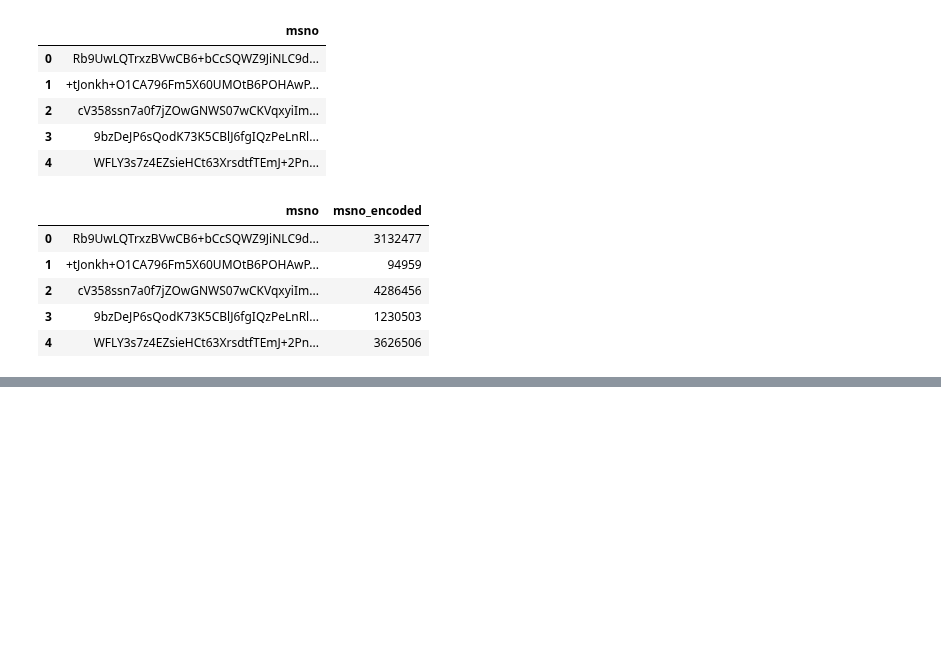
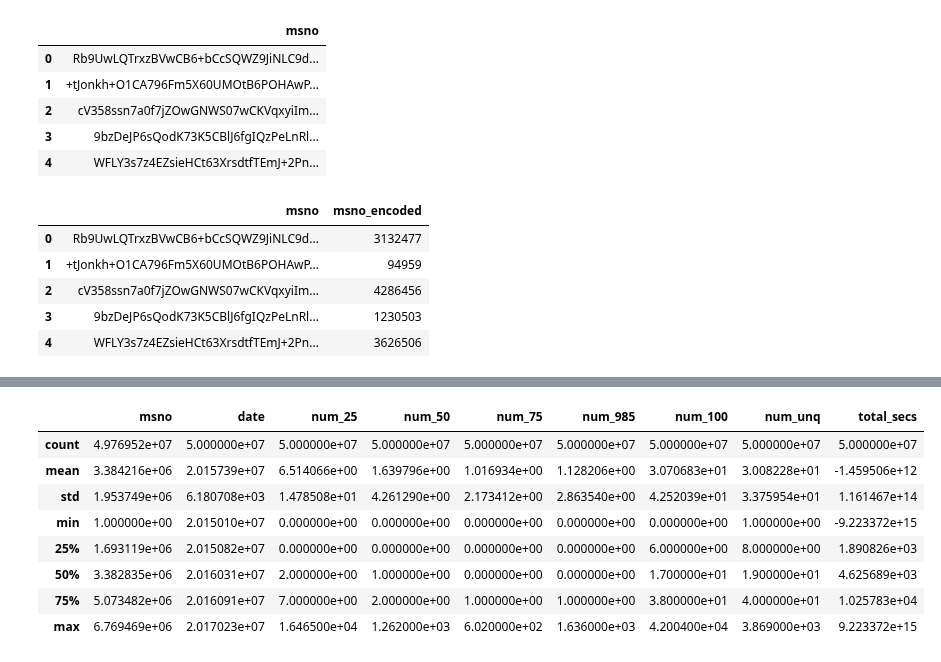
Before and after one commit to SKNETWORKS-FAMILY-AICAMP/SKN09-2nd-2Team, a Jupyter notebook: jaehyeok/jaehyeok.ipynb, the cells around one changed output, grey strips where cells are left out. Cells and saved outputs as stored; diff of their text form; code cells hidden in the pictures; blank space fills up the shorter version.

Commit message:
jaehyeok spltig_log_data

```diff
--- a/jaehyeok/jaehyeok.ipynb
+++ b/jaehyeok/jaehyeok.ipynb
@@ -27,0 +157,13 @@ df_member_no.to_csv('C:/ex_data/members_encoded.csv', index=False)
+# %%
+split_df = pd.read_csv("C:/ex_data/user_logs_encoded_part7.csv")
+split_df.describe()
+# %% [output]
+|  | msno | date | num_25 | num_50 | num_75 | num_985 | num_100 | num_unq | total_secs |
+| count | 4.976952e+07 | 5.000000e+07 | 5.000000e+07 | 5.000000e+07 | 5.000000e+07 | 5.000000e+07 | 5.000000e+07 | 5.000000e+07 | 5.000000e+07 |
+| mean | 3.384216e+06 | 2.015739e+07 | 6.514066e+00 | 1.639796e+00 | 1.016934e+00 | 1.128206e+00 | 3.070683e+01 | 3.008228e+01 | -1.459506e+12 |
+| std | 1.953749e+06 | 6.180708e+03 | 1.478508e+01 | 4.261290e+00 | 2.173412e+00 | 2.863540e+00 | 4.252039e+01 | 3.375954e+01 | 1.161467e+14 |
+| min | 1.000000e+00 | 2.015010e+07 | 0.000000e+00 | 0.000000e+00 | 0.000000e+00 | 0.000000e+00 | 0.000000e+00 | 1.000000e+00 | -9.223372e+15 |
+| 25% | 1.693119e+06 | 2.015082e+07 | 0.000000e+00 | 0.000000e+00 | 0.000000e+00 | 0.000000e+00 | 6.000000e+00 | 8.000000e+00 | 1.890826e+03 |
+| 50% | 3.382835e+06 | 2.016031e+07 | 2.000000e+00 | 1.000000e+00 | 0.000000e+00 | 0.000000e+00 | 1.700000e+01 | 1.900000e+01 | 4.625689e+03 |
+| 75% | 5.073482e+06 | 2.016091e+07 | 7.000000e+00 | 2.000000e+00 | 1.000000e+00 | 1.000000e+00 | 3.800000e+01 | 4.000000e+01 | 1.025783e+04 |
+| max | 6.769469e+06 | 2.017023e+07 | 1.646500e+04 | 1.262000e+03 | 6.020000e+02 | 1.636000e+03 | 4.200400e+04 | 3.869000e+03 | 9.223372e+15 |
```
Also changed, not shown: parts of 10 cells of this notebook.
